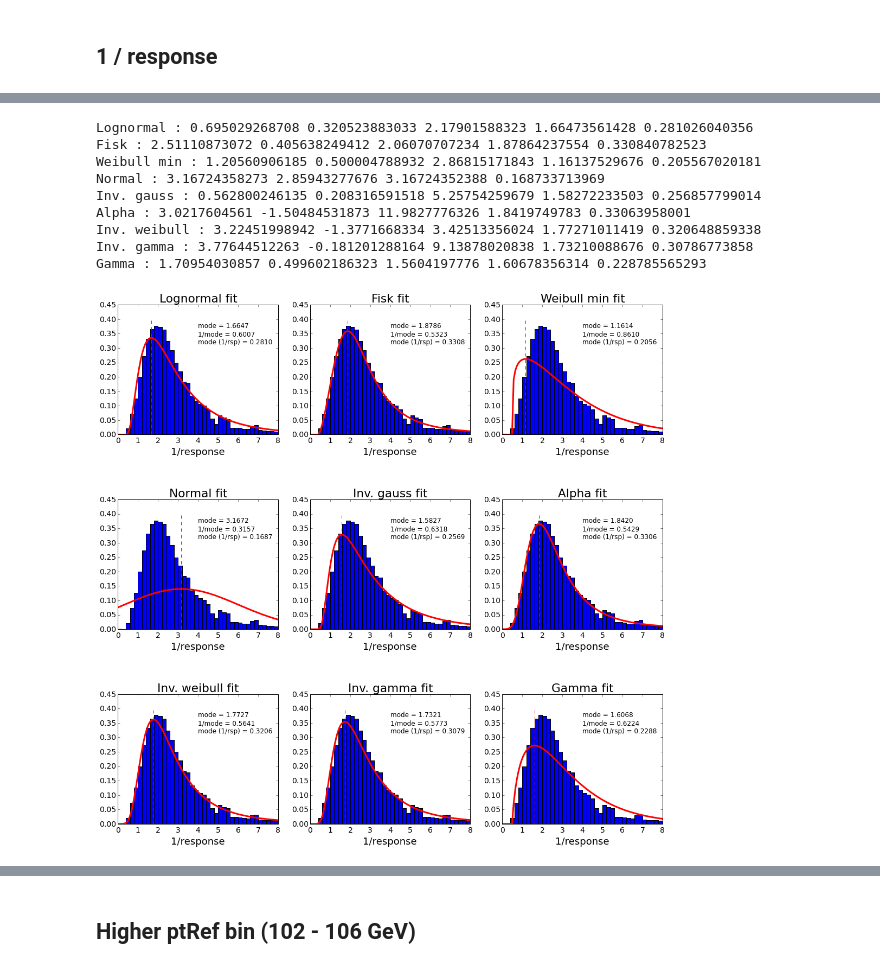
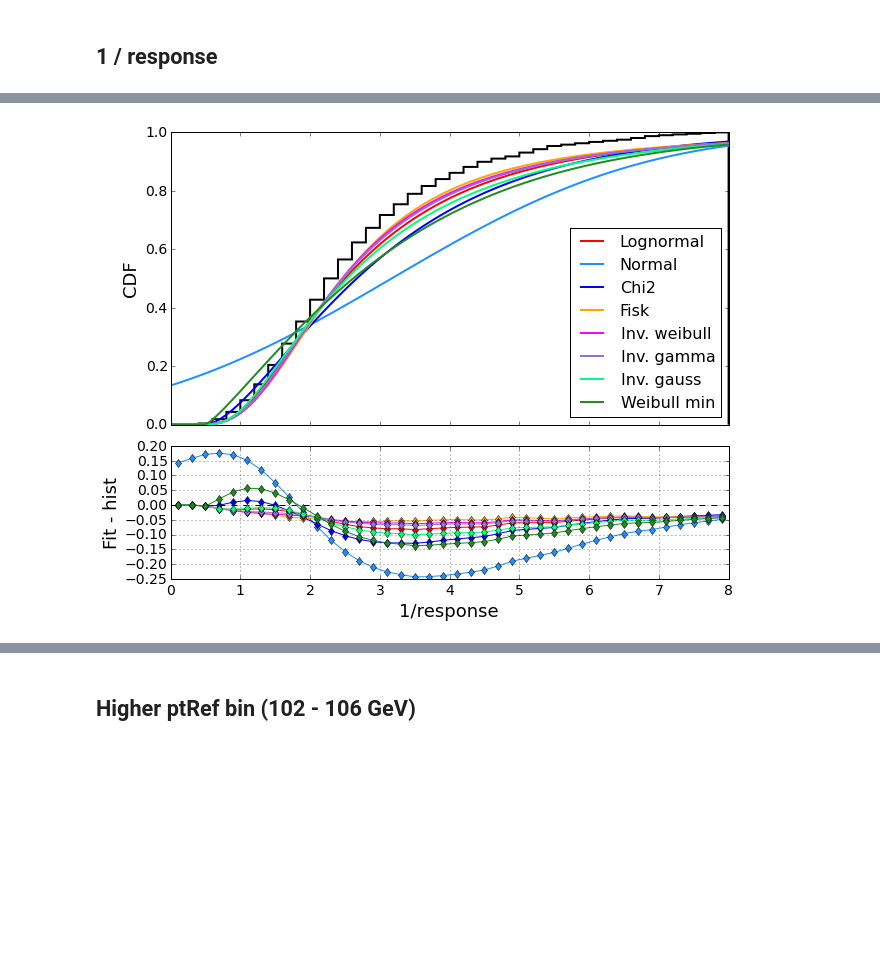
Before and after one commit to raggleton/random-notebooks, a Jupyter notebook: Fit Function explorer.ipynb, the cells around one changed output, grey strips where cells are left out. Saved outputs shown, nothing was run; the diff lists cells and outputs as text; code cells hidden in the pictures; blank space fills up the shorter version.

```diff
--- a/Fit Function explorer.ipynb
+++ b/Fit Function explorer.ipynb
@@ -51,15 +61,14 @@ Note that if we find a satisfactory fit function for response, we can easily tra
 # %% [markdown]
 ##  response
 # %%
-
-fit_fns = {
-        "Normal": dict(fn=scipy.stats.norm),
-        "Lognormal":  dict(fn=scipy.stats.lognorm),
-        "Gamma":  dict(fn=scipy.stats.gamma),
-#         "Alpha": dict(fn=scipy.stats.alpha),
-        "Weibull min":  dict(fn=scipy.stats.weibull_min),
-        "Inv. weibull":  dict(fn=scipy.stats.invweibull),
-        "Inv. gauss":  dict(fn=scipy.stats.invgauss),
-        "Fisk":  dict(fn=scipy.stats.fisk),
-        "Inv. gamma":  dict(fn=scipy.stats.invgamma),
-    }
+fit_fns_small = OrderedDict()
+fit_fns_small["Normal"] = dict(fn=scipy.stats.norm)
+fit_fns_small["Lognormal"] = dict(fn=scipy.stats.lognorm)
+fit_fns_small["Gamma"] = dict(fn=scipy.stats.gamma)
+fit_fns_small["Weibull min"] = dict(fn=scipy.stats.weibull_min)
+fit_fns_small["Inv. weibull"] = dict(fn=scipy.stats.invweibull)
+fit_fns_small["Inv. gauss"] = dict(fn=scipy.stats.invgauss)
+fit_fns_small["Fisk"] = dict(fn=scipy.stats.fisk)
+fit_fns_small["Burr"] = dict(fn=scipy.stats.burr)
+fit_fns_small["Inv. gamma"] = dict(fn=scipy.stats.invgamma)
+fit_fns_small["Chi2"] = dict(fn=scipy.stats.chi2)
@@ -66,3 +108,6 @@ fit_fns = {
+# %%
+def get_bin_centers(bins):
+    return np.array([0.5 * (bins[i]+bins[i+1]) for i in range(len(bins)-1)])
 # %%
 def plot_multiple_fits(data, fit_fns, x_label, x_range, n_fit_std=10):
     """Plot multiple fits to the data, show all.
@@ -134,0 +243,5 @@ def plot_multiple_fits(data, fit_fns, x_label, x_range, n_fit_std=10):
+# %%
+def calc_hist_fn_diff(n, bins, fn):
+    centers = get_bin_centers(bins)
+    fn_vals = np.array([fn(x) for x in centers])
+    return fn_vals - n
@@ -164,2 +301,5 @@ plt.ylabel('CDF')
 # %% [markdown]
 ## 1 / response
+# %%
+rspInv_fit_fns = deepcopy(fit_fns_small)
+plot_multiple_fits(rspInv, rspInv_fit_fns, '1/response', [0, 8])
@@ -166,14 +325,5 @@ plt.ylabel('CDF')
 # %%
-plot_multiple_fits(rspInv, fit_fns, '1/response', [0, 8])
+plot_cdf(rspInv, rspInv_fit_fns, '1/response', [0, 8])
 # %% [output]
-Lognormal : 0.695029268708 0.320523883033 2.17901588323 1.66473561428 0.281026040356
-Fisk : 2.51110873072 0.405638249412 2.06070707234 1.87864237554 0.330840782523
-Weibull min : 1.20560906185 0.500004788932 2.86815171843 1.16137529676 0.205567020181
-Normal : 3.16724358273 2.85943277676 3.16724352388 0.168733713969
-Inv. gauss : 0.562800246135 0.208316591518 5.25754259679 1.58272233503 0.256857799014
-Alpha : 3.0217604561 -1.50484531873 11.9827776326 1.8419749783 0.33063958001
-Inv. weibull : 3.22451998942 -1.3771668334 3.42513356024 1.77271011419 0.320648859338
-Inv. gamma : 3.77644512263 -0.181201288164 9.13878020838 1.73210088676 0.30786773858
-Gamma : 1.70954030857 0.499602186323 1.5604197776 1.60678356314 0.228785565293
-[figure, old version]
+[figure, new version]
 # %%
```
Also changed, not shown: parts of 30 cells of this notebook, 3 other files.
